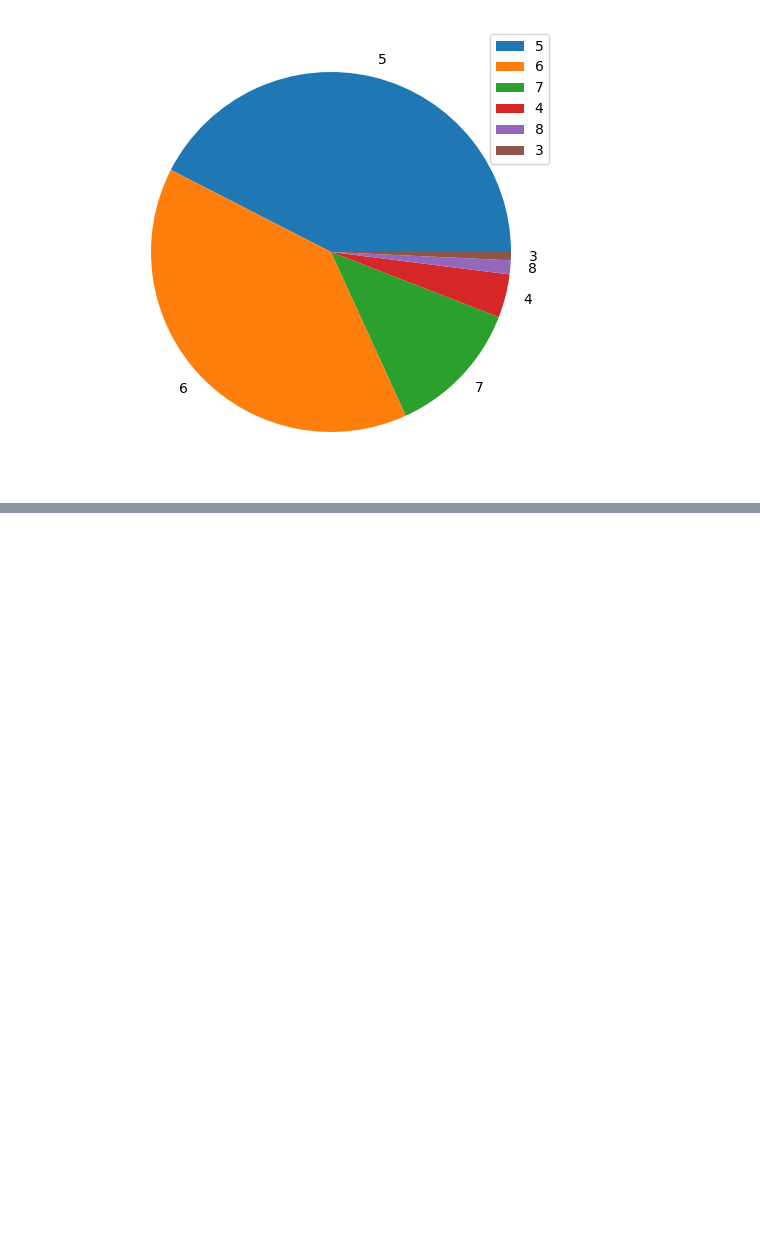
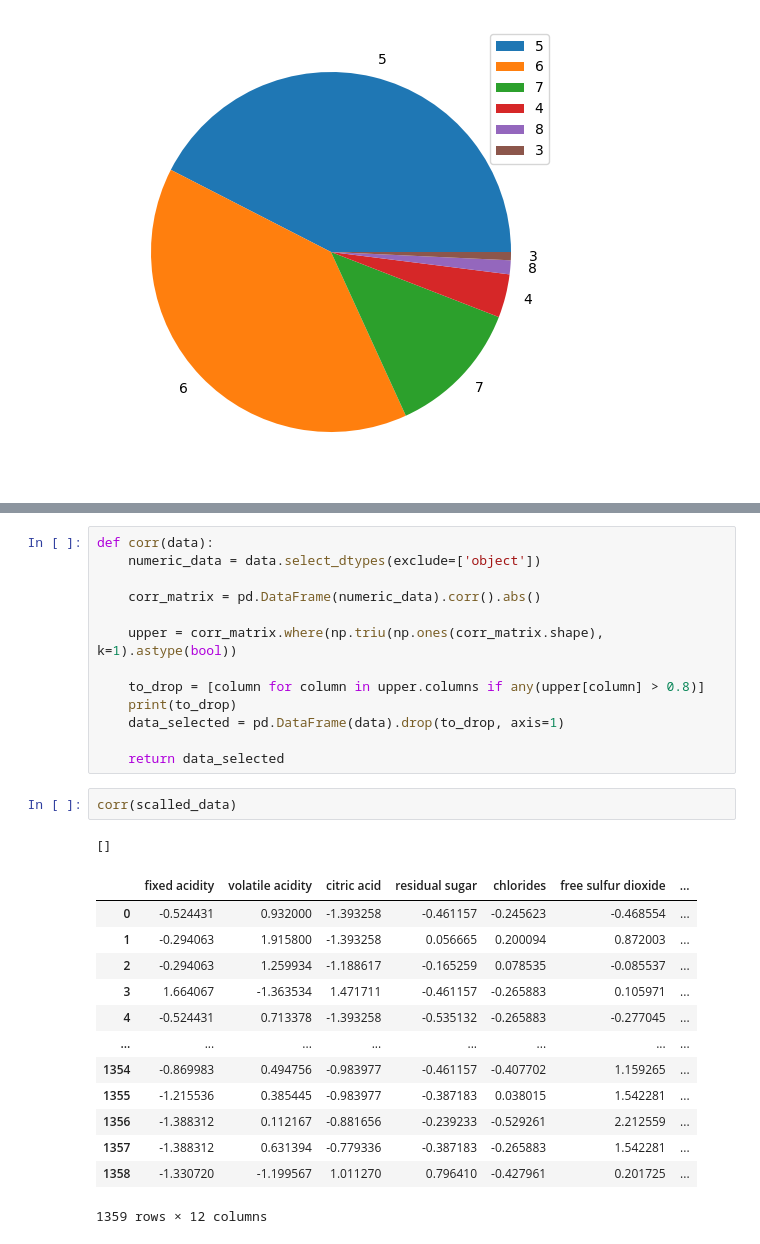
Before and after one commit to ineedhelpseriously/Machine-Learning, a Jupyter notebook: Skill of Python/skill.ipynb, the cells around one changed output, grey strips where cells are left out. Drawn from its saved outputs; the diff is of its cells as text; blank space fills up the shorter version.

```diff
--- a/Skill of Python/skill.ipynb
+++ b/Skill of Python/skill.ipynb
@@ -299,0 +363,30 @@ plt.tight_layout()
+# %%
+def corr(data):
+    numeric_data = data.select_dtypes(exclude=['object'])
+
+    corr_matrix = pd.DataFrame(numeric_data).corr().abs()
+
+    upper = corr_matrix.where(np.triu(np.ones(corr_matrix.shape), k=1).astype(bool))
+
+    to_drop = [column for column in upper.columns if any(upper[column] > 0.8)]
+    print(to_drop)
+    data_selected = pd.DataFrame(data).drop(to_drop, axis=1)
+
+    return data_selected
+# %%
+corr(scalled_data)
+# %% [output]
+[]
+|  | fixed acidity | volatile acidity | citric acid | residual sugar | chlorides | free sulfur dioxide | ... |
+| 0 | -0.524431 | 0.932000 | -1.393258 | -0.461157 | -0.245623 | -0.468554 | ... |
+| 1 | -0.294063 | 1.915800 | -1.393258 | 0.056665 | 0.200094 | 0.872003 | ... |
+| 2 | -0.294063 | 1.259934 | -1.188617 | -0.165259 | 0.078535 | -0.085537 | ... |
+| 3 | 1.664067 | -1.363534 | 1.471711 | -0.461157 | -0.265883 | 0.105971 | ... |
+| 4 | -0.524431 | 0.713378 | -1.393258 | -0.535132 | -0.265883 | -0.277045 | ... |
+| ... | ... | ... | ... | ... | ... | ... | ... |
+| 1354 | -0.869983 | 0.494756 | -0.983977 | -0.461157 | -0.407702 | 1.159265 | ... |
+| 1355 | -1.215536 | 0.385445 | -0.983977 | -0.387183 | 0.038015 | 1.542281 | ... |
+| 1356 | -1.388312 | 0.112167 | -0.881656 | -0.239233 | -0.529261 | 2.212559 | ... |
+| 1357 | -1.388312 | 0.631394 | -0.779336 | -0.387183 | -0.265883 | 1.542281 | ... |
+| 1358 | -1.330720 | -1.199567 | 1.011270 | 0.796410 | -0.427961 | 0.201725 | ... |
+1359 rows × 12 columns
```
Also changed, not shown: parts of 15 cells of this notebook.
